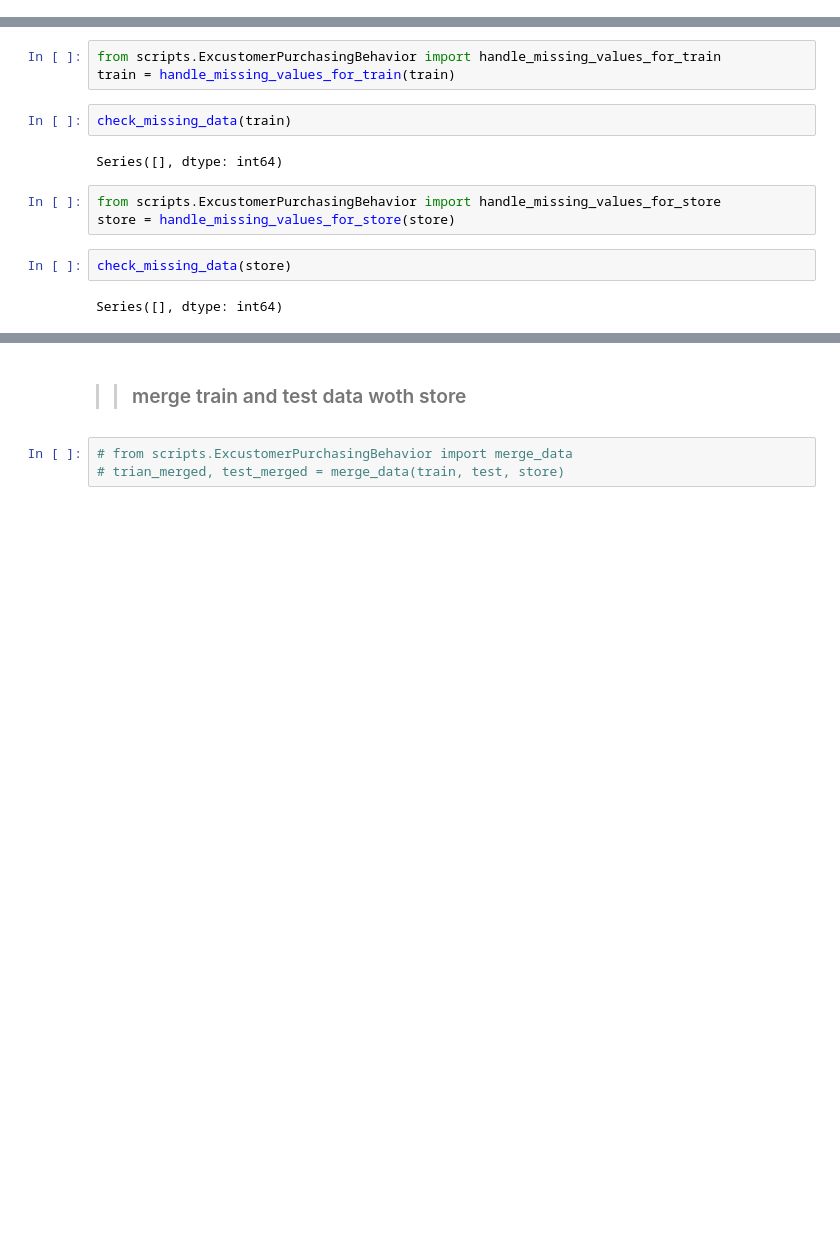
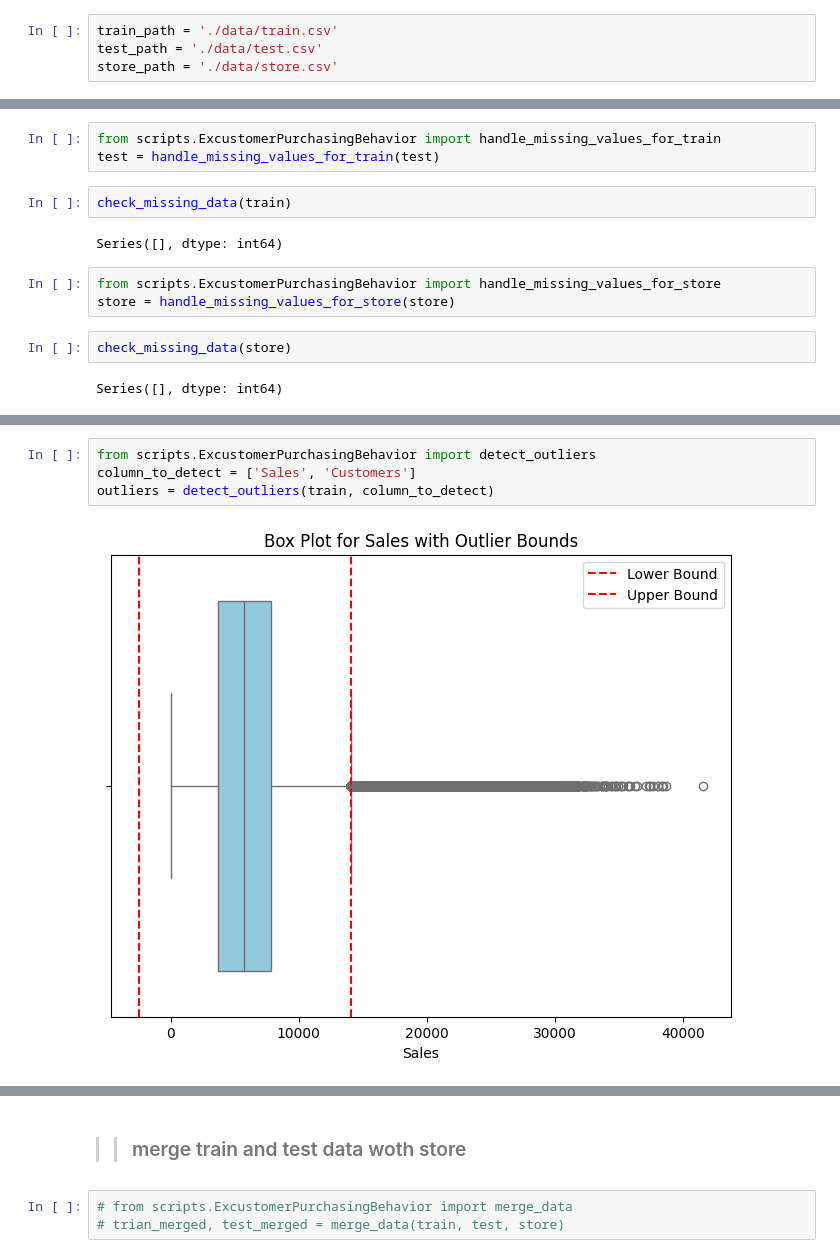
Before and after one commit to naolatomsa/forecast-sales-for-rossmann-store, a Jupyter notebook: notebooks/ExcustomerPurchasingBehavior.ipynb, the cells around one changed output, grey strips where cells are left out. Saved outputs shown, nothing was run; the diff lists cells and outputs as text; blank space fills up the shorter version.

Commit message:
detect and remove outliers for train data

```diff
--- a/notebooks/ExcustomerPurchasingBehavior.ipynb
+++ b/notebooks/ExcustomerPurchasingBehavior.ipynb
@@ -11,3 +7,7 @@ test_path = './data/train.csv'
+# %%
+train_path = './data/train.csv'
+test_path = './data/test.csv'
+store_path = './data/store.csv'
 # %% [markdown]
 >> ### Load data
 # %%
@@ -82,6 +82,6 @@ dtype: int64
 # %%
 from scripts.ExcustomerPurchasingBehavior import handle_missing_values_for_train
-train = handle_missing_values_for_train(train)
+test = handle_missing_values_for_train(test)
 # %%
 check_missing_data(train)
 # %% [output]
@@ -95,0 +115,6 @@ Series([], dtype: int64)
+# %%
+from scripts.ExcustomerPurchasingBehavior import detect_outliers
+column_to_detect = ['Sales', 'Customers']
+outliers = detect_outliers(train, column_to_detect)
+# %% [output]
+[figure, added]
```
Also changed, not shown: parts of 13 cells of this notebook, 2 other files.
